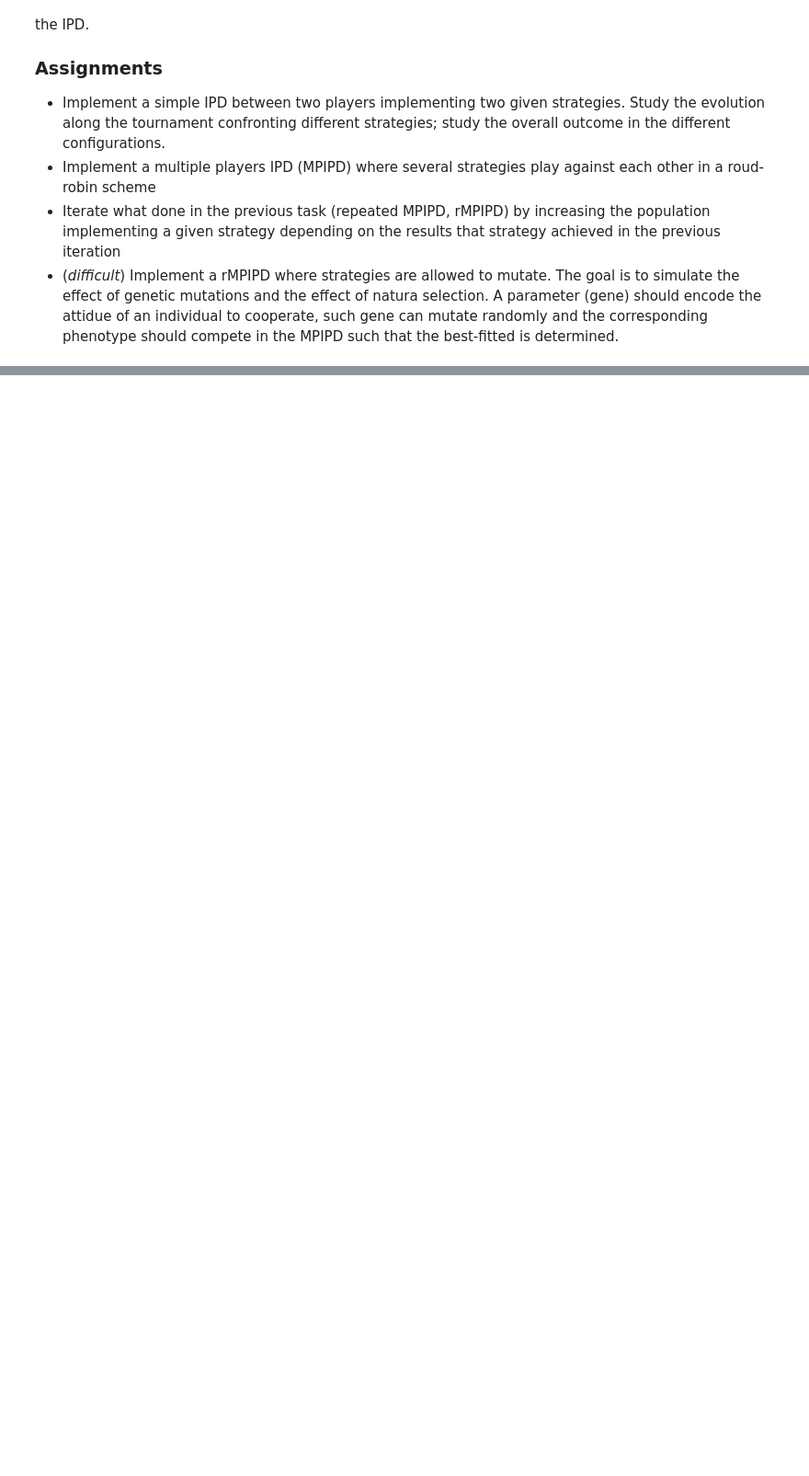
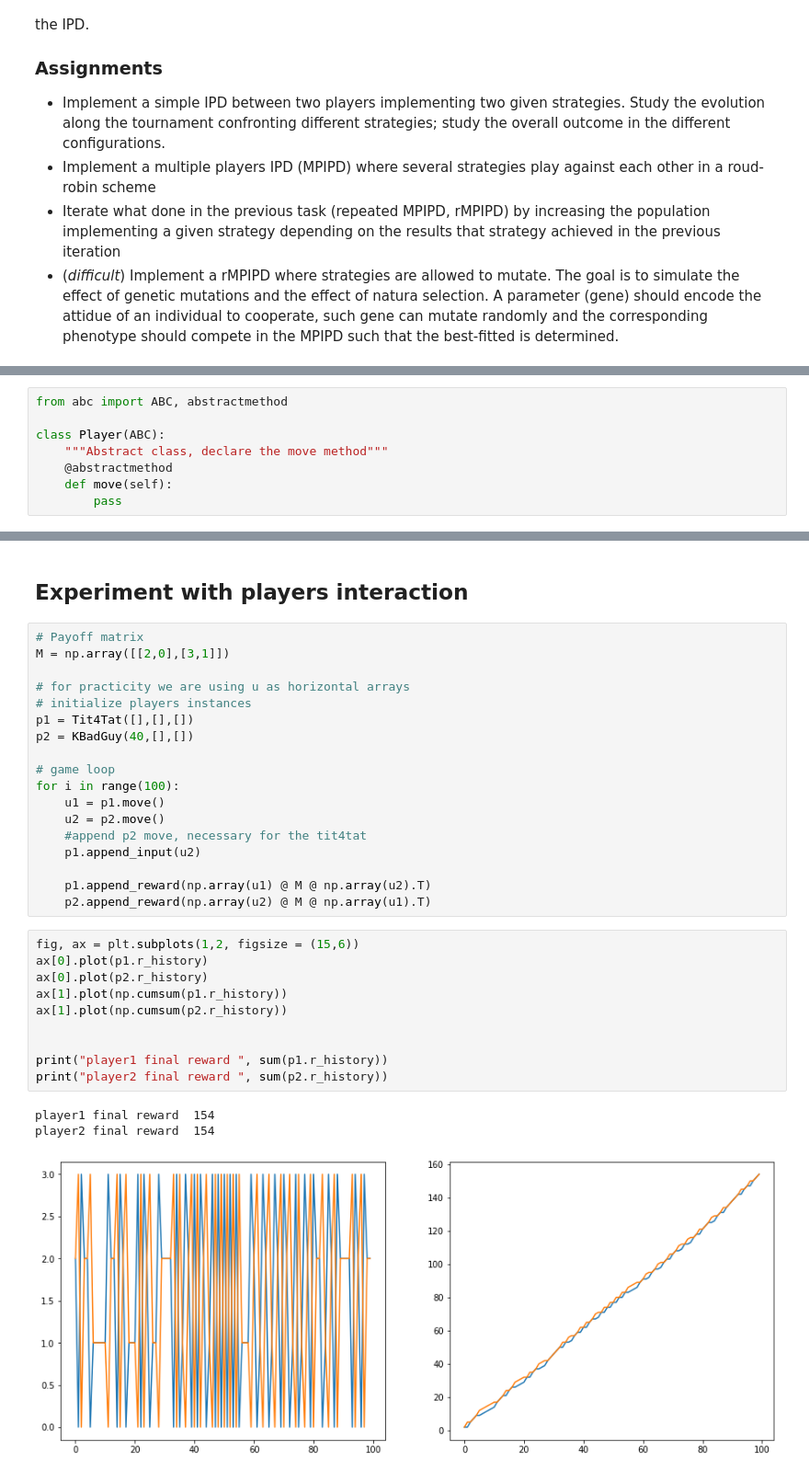
Before and after one commit to donaldssh/Iterative-Prisoners-Dilemma, a Jupyter notebook: Project.ipynb, the cells around one changed output, grey strips where cells are left out. Shown at 92% size. Drawn from its saved outputs; the diff is of its cells as text; blank space fills up the shorter version.

Commit message:
added player classes and testing simple interactions between 2 players

```diff
--- a/Project.ipynb
+++ b/Project.ipynb
@@ -60,0 +64,8 @@ Many more and much more complex strategies can be implemented. The strategy can
+# %%
+from abc import ABC, abstractmethod
+
+class Player(ABC):
+    """Abstract class, declare the move method"""
+    @abstractmethod
+    def move(self):
+        pass
@@ -60,0 +193,34 @@ Many more and much more complex strategies can be implemented. The strategy can
+# %% [markdown]
+## Experiment with players interaction
+# %%
+# Payoff matrix
+M = np.array([[2,0],[3,1]])
+
+# for practicity we are using u as horizontal arrays
+# initialize players instances
+p1 = Tit4Tat([],[],[])
+p2 = KBadGuy(40,[],[])
+
+# game loop
+for i in range(100):
+    u1 = p1.move()
+    u2 = p2.move()
+    #append p2 move, necessary for the tit4tat
+    p1.append_input(u2)
+
+    p1.append_reward(np.array(u1) @ M @ np.array(u2).T)
+    p2.append_reward(np.array(u2) @ M @ np.array(u1).T)
+# %%
+fig, ax = plt.subplots(1,2, figsize = (15,6))
+ax[0].plot(p1.r_history)
+ax[0].plot(p2.r_history)
+ax[1].plot(np.cumsum(p1.r_history))
+ax[1].plot(np.cumsum(p2.r_history))
+
+
+print("player1 final reward ", sum(p1.r_history))
+print("player2 final reward ", sum(p2.r_history))
+# %% [output]
+player1 final reward  154
+player2 final reward  154
+[figure, added]
```
Also changed, not shown: parts of 6 cells of this notebook.
